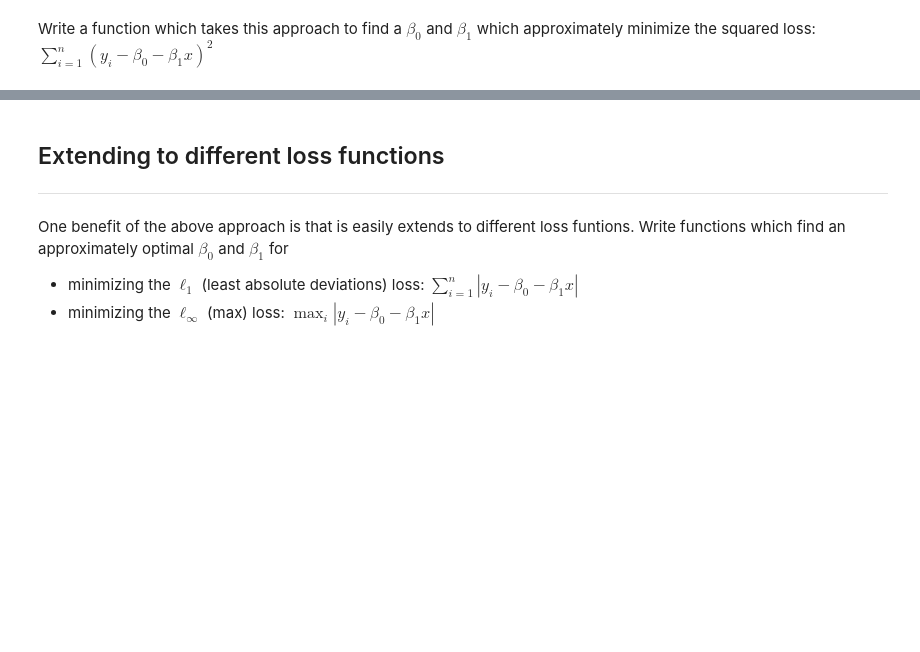
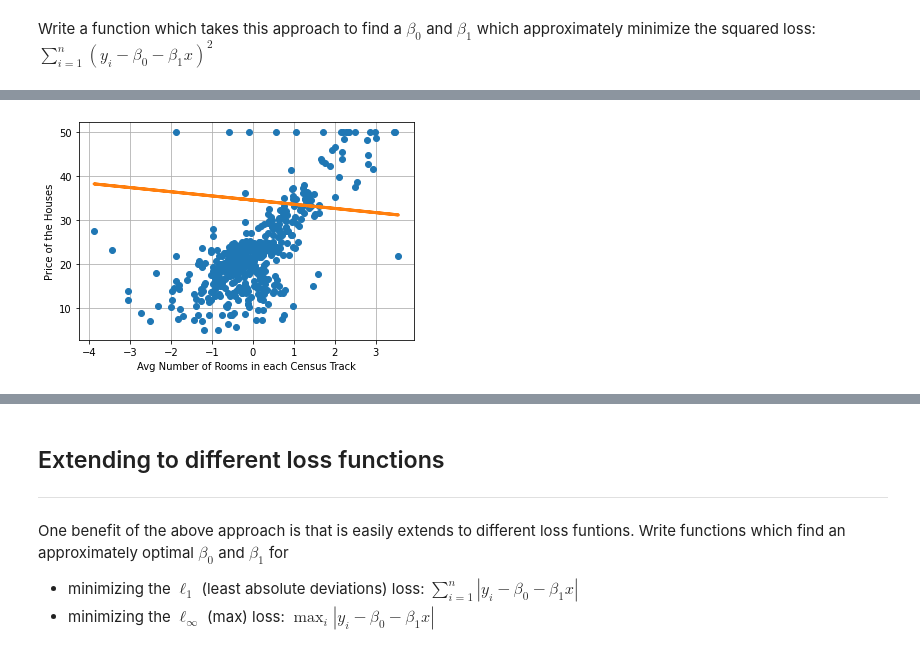
Before and after one commit to VishalShah1999/Machine-Learning, a Jupyter notebook: lab1.ipynb, the cells around one changed output, grey strips where cells are left out. Drawn from its saved outputs; the diff is of its cells as text; code cells hidden in the pictures; blank space fills up the shorter version.

```diff
--- a/lab1.ipynb
+++ b/lab1.ipynb
@@ -230,0 +277,12 @@ Write a function which takes this approach to find a $\beta_0$ and $\beta_1$ whi
+# %%
+x_1 = df['LSTAT'].values
+beta0, beta1, loss = fit_linear(x_1,y)
+print("Loss  = ",loss)
+ypred = beta1*x + beta0
+
+plt.plot(x,y,'o')                    # Plot the data points
+plt.plot(x,ypred,'-',linewidth=3)  # Plot the regression line (the predicted values)
+plt.xlabel('Avg Number of Rooms in each Census Track')
+plt.ylabel('Price of the Houses')
+plt.grid(True)
+# %% [output]
@@ -230,0 +290 @@ Write a function which takes this approach to find a $\beta_0$ and $\beta_1$ whi
+[figure, added]
```
Also changed, not shown: parts of 4 cells of this notebook.
